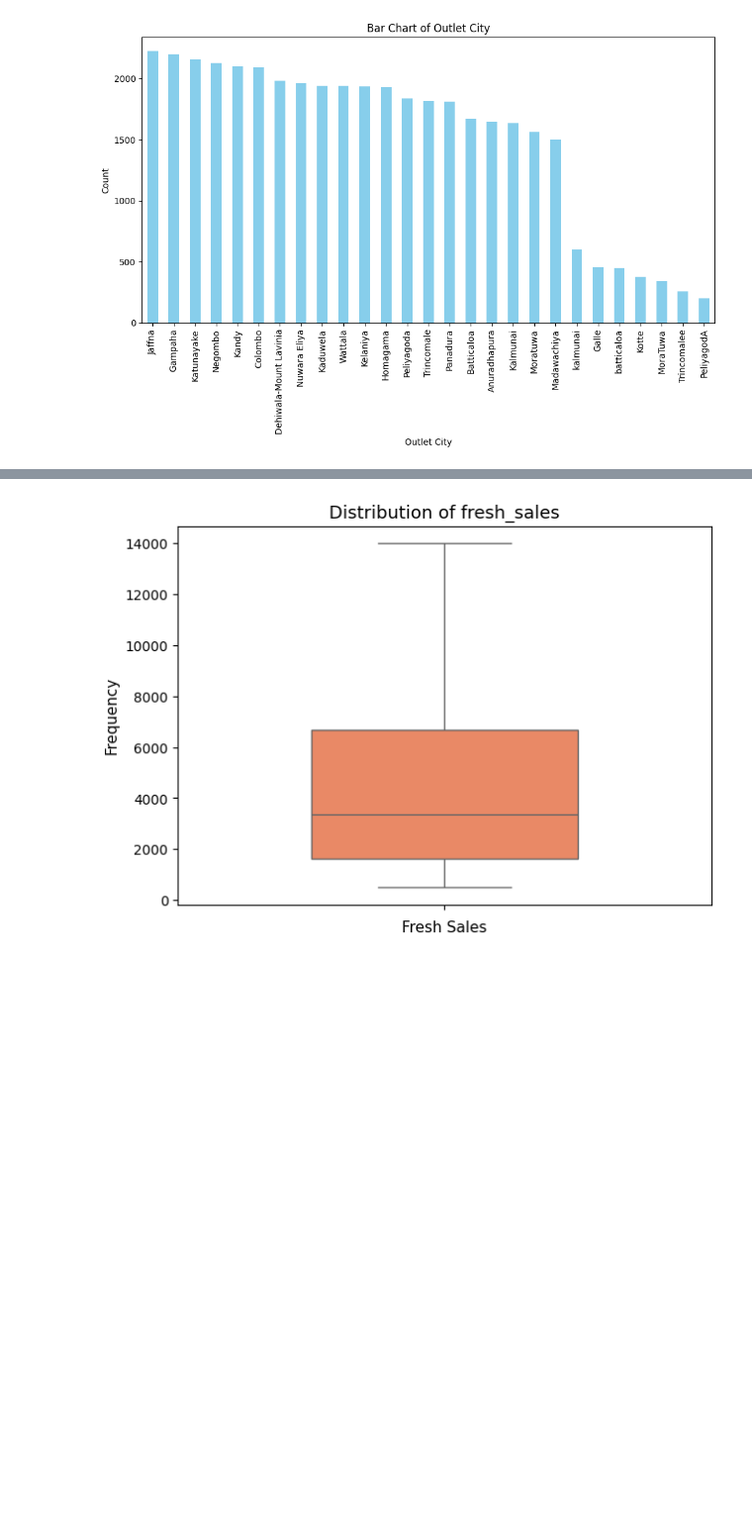
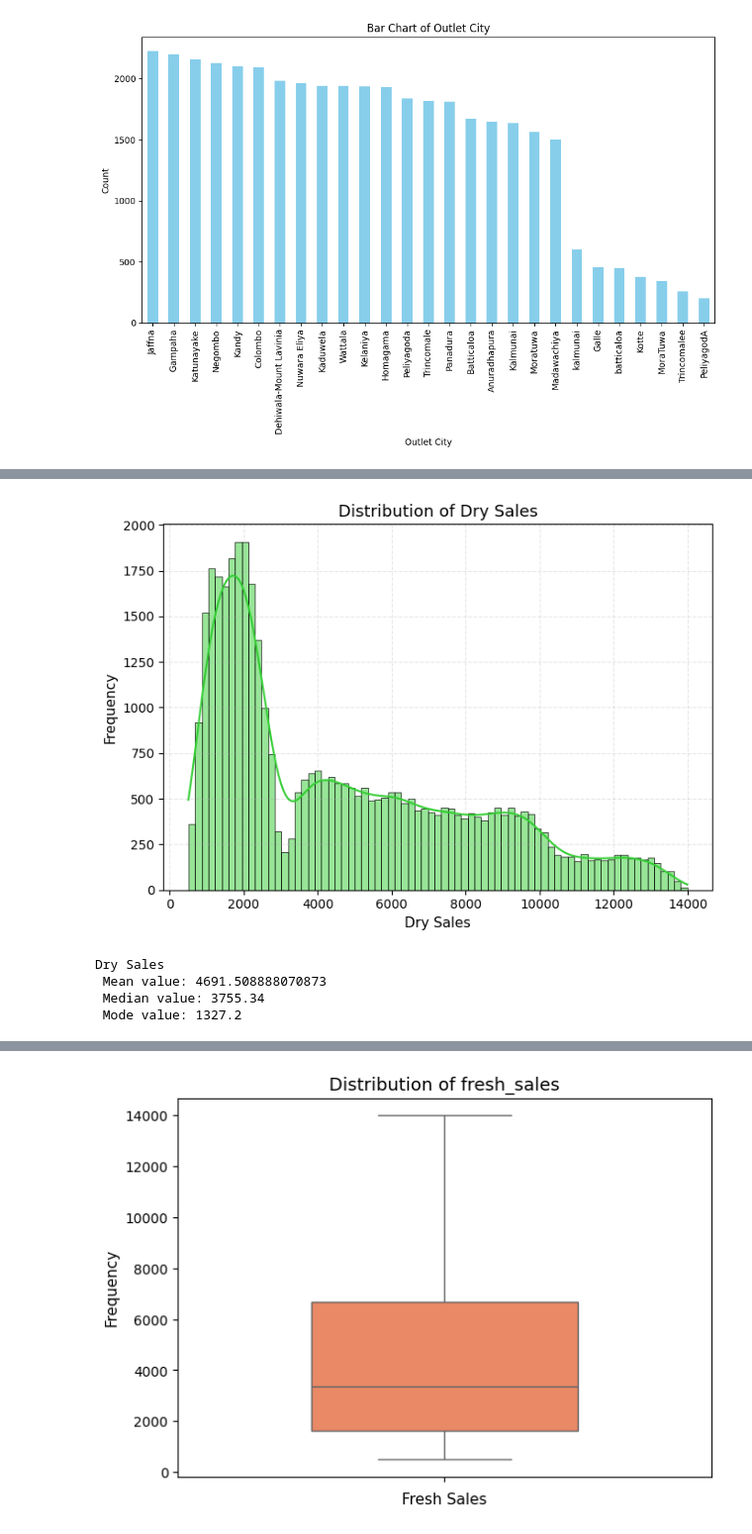
Before and after one commit to Krishnadayal/Data-Science-Project-Lifecycle, a Jupyter notebook: finalised_test.ipynb, the cells around one changed output, grey strips where cells are left out. Shown at 99% size. Drawn from its saved outputs; the diff is of its cells as text; code cells hidden in the pictures; blank space fills up the shorter version.

```diff
--- a/finalised_test.ipynb
+++ b/finalised_test.ipynb
@@ -303,0 +338,17 @@ plt.show()
+# %%
+plt.figure(figsize = [7,5])
+sns.histplot(data = kj_test, bins = 75, x = "dry_sales", kde = True, color = "limegreen")
+plt.title("Distribution of Dry Sales", fontsize = 13)
+plt.xlabel("Dry Sales", fontsize = 11)
+plt.ylabel("Frequency", fontsize = 11)
+plt.grid(True, linestyle = '--', alpha =0.3)
+plt.tight_layout()
+plt.show()
+
+print(f"Dry Sales \n Mean value: {kj_test['dry_sales'].mean()} \n Median value: {kj_test['dry_sales'].median()} \n Mode value: {kj_test['dry_sales'].mode()[0]}")
+# %% [output]
+[figure, added]
+Dry Sales
+ Mean value: 4691.508888070873
+ Median value: 3755.34
+ Mode value: 1327.2
```
Also changed, not shown: parts of 5 cells of this notebook.
